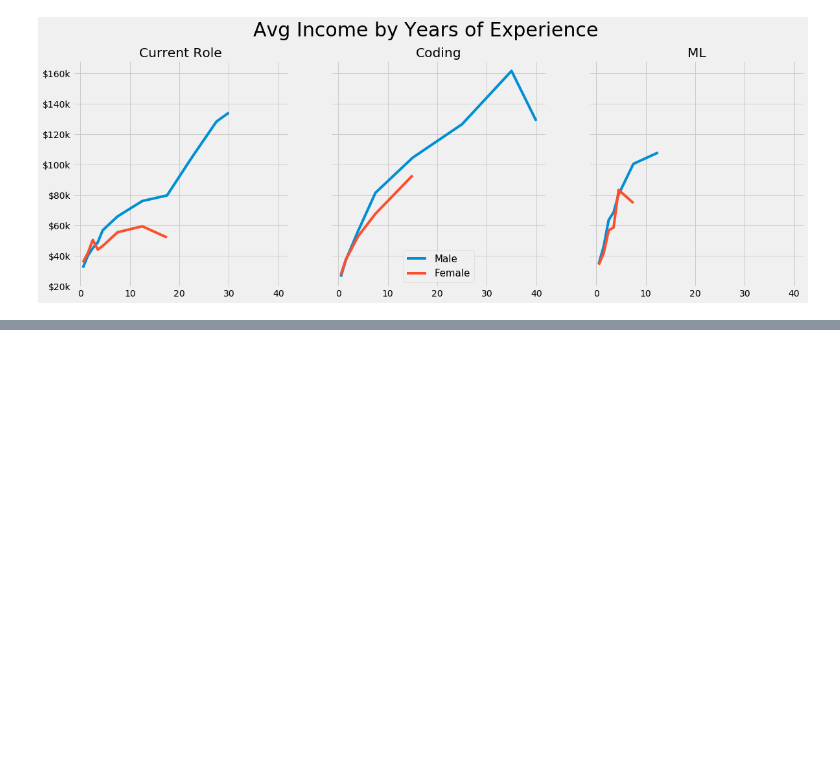
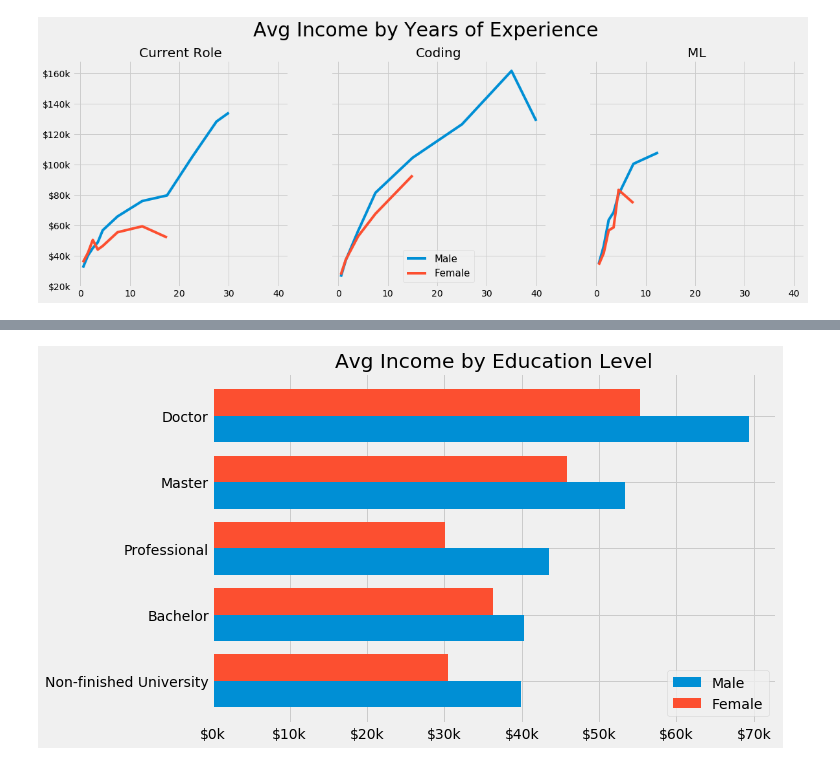
Before and after one commit to lopez-/kaggle_projects, a Jupyter notebook: 2018_survey/clean.ipynb, the cells around one changed output, grey strips where cells are left out. Cells and saved outputs as stored; diff of their text form; code cells hidden in the pictures; blank space fills up the shorter version.

```diff
--- a/2018_survey/clean.ipynb
+++ b/2018_survey/clean.ipynb
@@ -534,0 +416,33 @@ plt.show()
+# %%
+df_plot = sqldf("""
+select gender, education, count(*) as population, avg(income)*1.0/1000 as income_mean
+from df
+where education is not null
+group by 1, 2
+having count(*)>=50
+""")
+
+df_plot = df_plot.pivot(index='education', columns='gender', values='income_mean')
+
+education_level_order = ['Non-finished University', 'Bachelor', 'Professional', 'Master', 'Doctor']
+df_plot = df_plot.reindex(education_level_order)
+
+yticks = np.arange(len(df_plot.index))
+yticklabels = list(df_plot.index)
+
+fig, ax = plt.subplots(figsize=(9, 6))
+
+yticks = np.arange(len(df_plot.index))
+yticklabels = list(df_plot.index)
+
+ax.barh(yticks-0.2, 'Male', data=df_plot, height=0.4, label='Male')
+ax.barh(yticks+0.2, 'Female', data=df_plot, height=0.4, label='Female')
+ax.set_title('Avg Income by Education Level')
+ax.legend(loc='best')
+ax.xaxis.set_major_formatter(FormatStrFormatter('$%.0fk'))
+ax.set_yticks(yticks)
+ax.set_yticklabels(yticklabels)
+
+plt.show()
+# %% [output]
+[figure, added]
```
Also changed, not shown: parts of 10 cells of this notebook.
